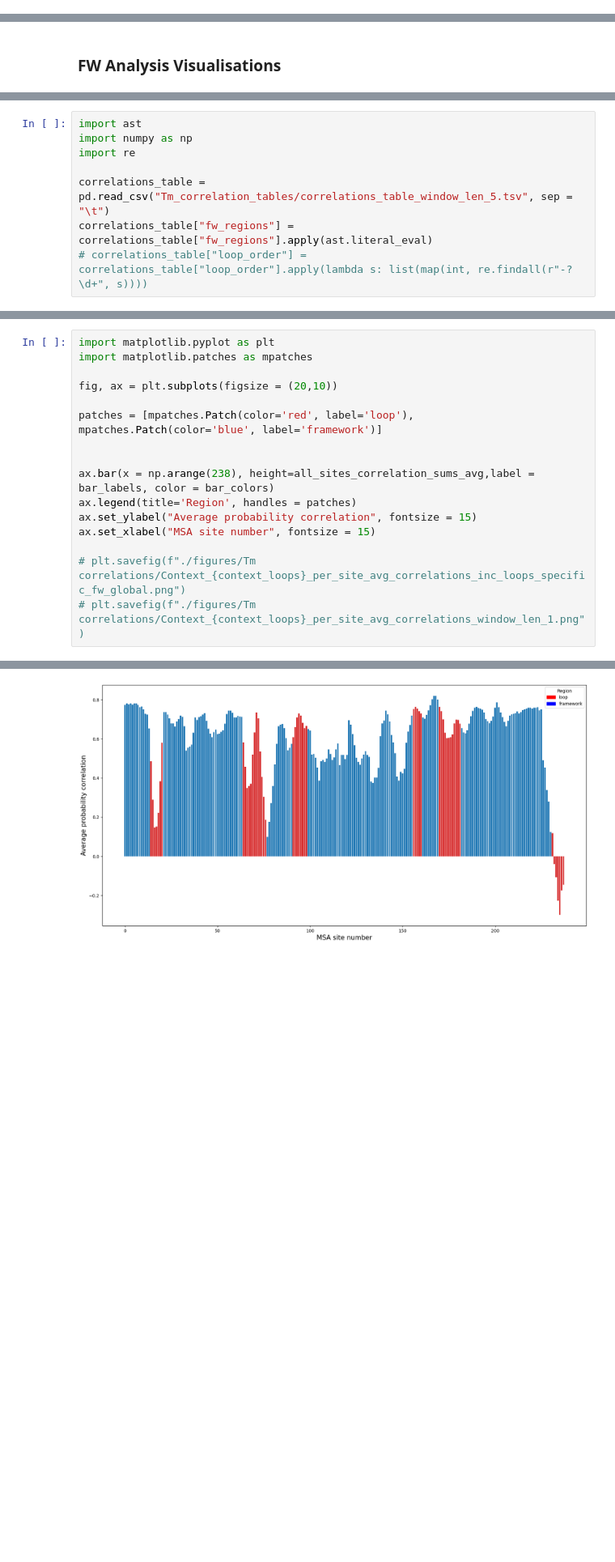
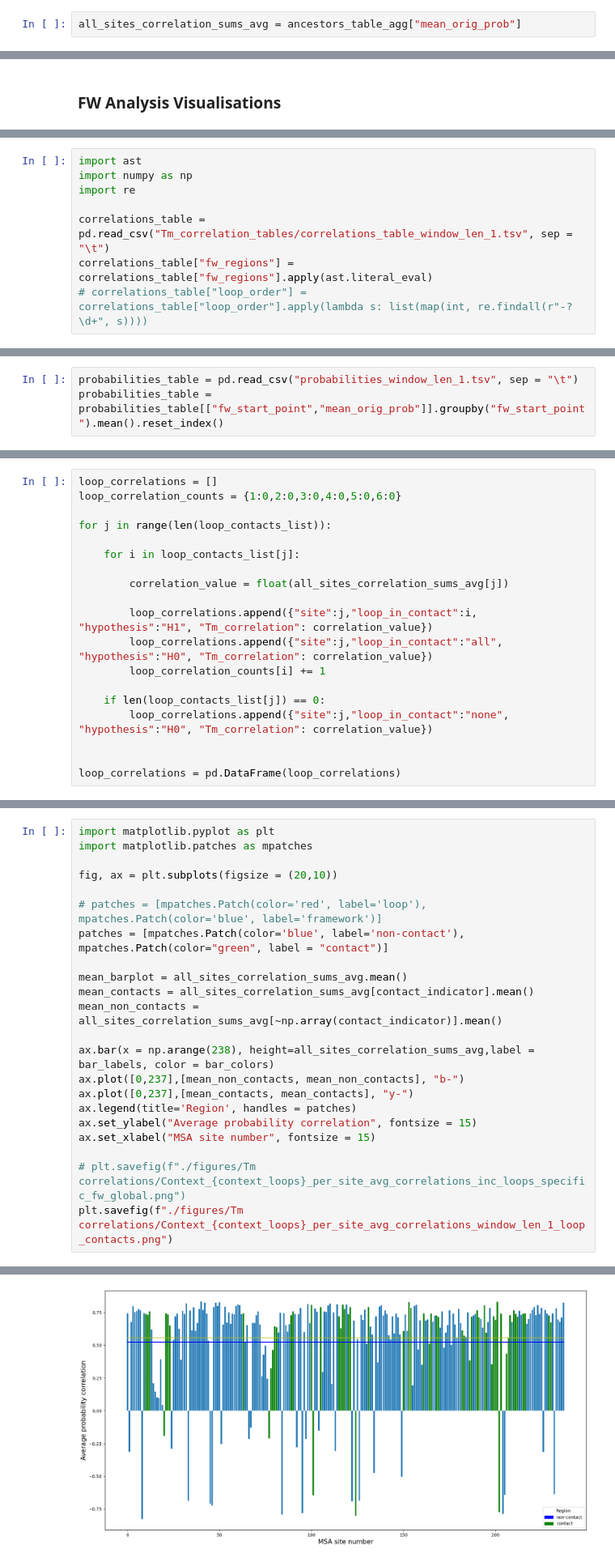
Before and after one commit to anamaysamant/GH19_ProtMamba, a Jupyter notebook: Prot-mamba-explore.ipynb, the cells around one changed output, grey strips where cells are left out. Shown at 81% size. Saved outputs shown, nothing was run; the diff lists cells and outputs as text; blank space fills up the shorter version.

```diff
--- a/Prot-mamba-explore.ipynb
+++ b/Prot-mamba-explore.ipynb
@@ -1367,0 +1472,2 @@ for window_start in tqdm(window_start_points):
+# %%
+all_sites_correlation_sums_avg = ancestors_table_agg["mean_orig_prob"]
@@ -1399,6 +1516,6 @@ import ast
 import numpy as np
 import re
 
-correlations_table = pd.read_csv("Tm_correlation_tables/correlations_table_window_len_5.tsv", sep = "\t")
+correlations_table = pd.read_csv("Tm_correlation_tables/correlations_table_window_len_1.tsv", sep = "\t")
 correlations_table["fw_regions"] = correlations_table["fw_regions"].apply(ast.literal_eval)
 # correlations_table["loop_order"] = correlations_table["loop_order"].apply(lambda s: list(map(int, re.findall(r"-?\d+", s))))
@@ -1453,0 +1584,3 @@ bar_colors = ['tab:red' if x else 'tab:blue' for x in loop_indicator]
+# %%
+probabilities_table = pd.read_csv("probabilities_window_len_1.tsv", sep = "\t")
+probabilities_table = probabilities_table[["fw_start_point","mean_orig_prob"]].groupby("fw_start_point").mean().reset_index()
@@ -1453,0 +1828,19 @@ bar_colors = ['tab:red' if x else 'tab:blue' for x in loop_indicator]
+# %%
+loop_correlations = []
+loop_correlation_counts = {1:0,2:0,3:0,4:0,5:0,6:0}
+
+for j in range(len(loop_contacts_list)):
+
+    for i in loop_contacts_list[j]:
+
+        correlation_value = float(all_sites_correlation_sums_avg[j])
+
+        loop_correlations.append({"site":j,"loop_in_contact":i,  "hypothesis":"H1", "Tm_correlation": correlation_value})
+        loop_correlations.append({"site":j,"loop_in_contact":"all",  "hypothesis":"H0", "Tm_correlation": correlation_value})
+        loop_correlation_counts[i] += 1
+
+    if len(loop_contacts_list[j]) == 0:
+        loop_correlations.append({"site":j,"loop_in_contact":"none",  "hypothesis":"H0", "Tm_correlation": correlation_value})
+
+
+loop_correlations = pd.DataFrame(loop_correlations)
@@ -1468,14 +1914,20 @@ import matplotlib.patches as mpatches
 
 fig, ax = plt.subplots(figsize = (20,10))
 
-patches = [mpatches.Patch(color='red', label='loop'), mpatches.Patch(color='blue', label='framework')]
+# patches = [mpatches.Patch(color='red', label='loop'), mpatches.Patch(color='blue', label='framework')]
+patches = [mpatches.Patch(color='blue', label='non-contact'), mpatches.Patch(color="green", label = "contact")]
 
+mean_barplot = all_sites_correlation_sums_avg.mean()
+mean_contacts = all_sites_correlation_sums_avg[contact_indicator].mean()
+mean_non_contacts = all_sites_correlation_sums_avg[~np.array(contact_indicator)].mean()
 
 ax.bar(x = np.arange(238), height=all_sites_correlation_sums_avg,label = bar_labels, color = bar_colors)
+ax.plot([0,237],[mean_non_contacts, mean_non_contacts], "b-")
+ax.plot([0,237],[mean_contacts, mean_contacts], "y-")
 ax.legend(title='Region', handles = patches)
 ax.set_ylabel("Average probability correlation", fontsize = 15)
 ax.set_xlabel("MSA site number", fontsize = 15)
 
 # plt.savefig(f"./figures/Tm correlations/Context_{context_loops}_per_site_avg_correlations_inc_loops_specific_fw_global.png")
-# plt.savefig(f"./figures/Tm correlations/Context_{context_loops}_per_site_avg_correlations_window_len_1.png")
+plt.savefig(f"./figures/Tm correlations/Context_{context_loops}_per_site_avg_correlations_window_len_1_loop_contacts.png")
 # %% [output]
@@ -1483 +1934 @@ Text(0.5, 0, 'MSA site number')
-[figure, old version]
+[figure, new version]
```
Also changed, not shown: parts of 72 cells of this notebook, 42 other files.
